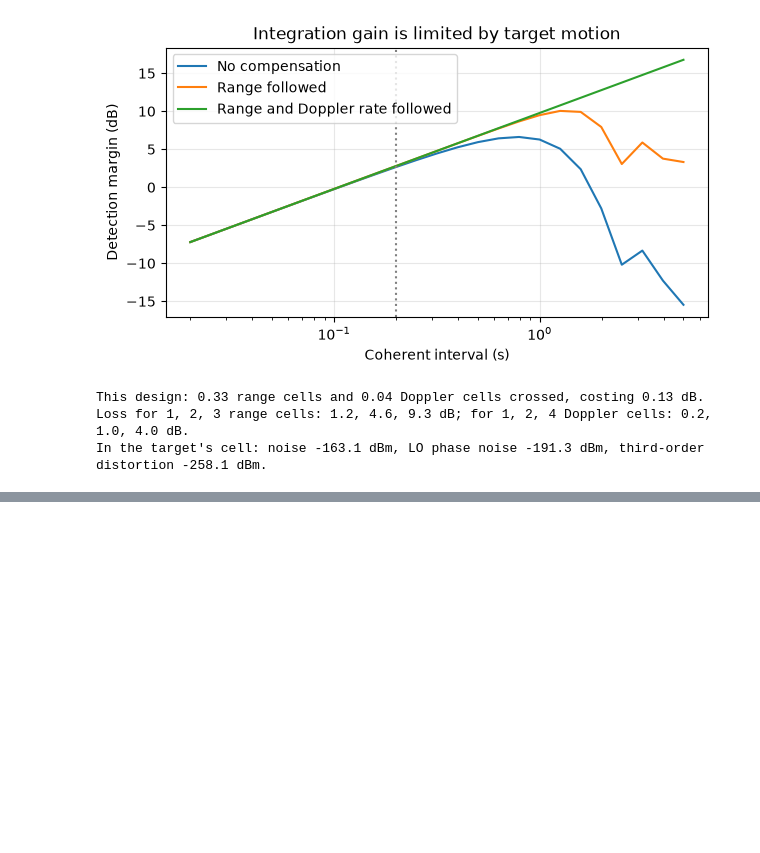
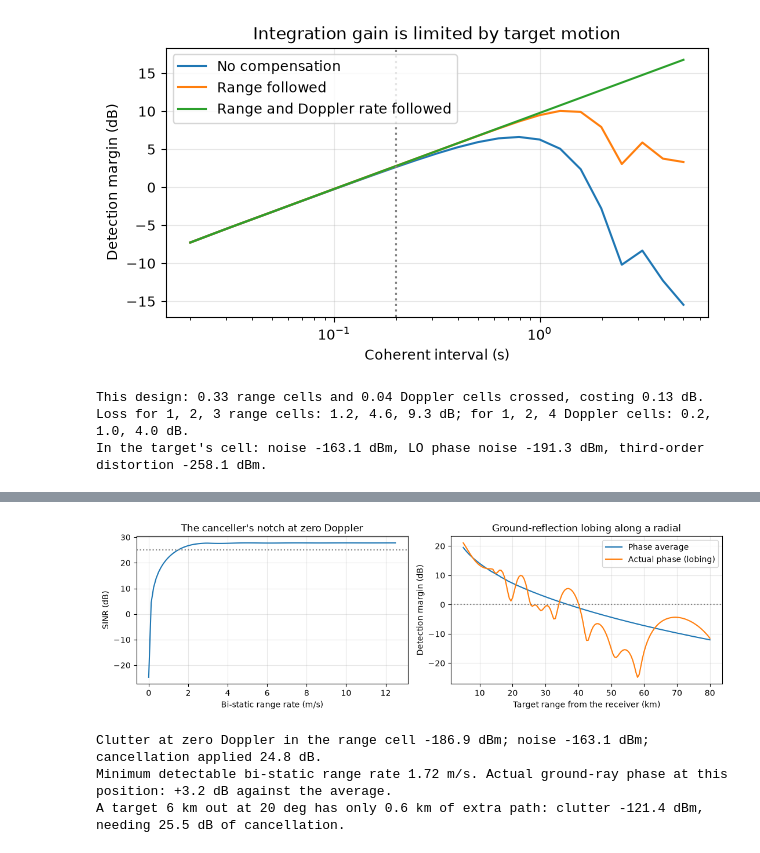
Before and after one commit to m0bien/Link_Budget, a Jupyter notebook: notebooks/04_target_detection_estimation.ipynb, the cells around one changed output, grey strips where cells are left out. Cells and saved outputs as stored; diff of their text form; code cells hidden in the pictures; blank space fills up the shorter version.

```diff
--- a/notebooks/04_target_detection_estimation.ipynb
+++ b/notebooks/04_target_detection_estimation.ipynb
@@ -229,0 +238,29 @@ In the target's cell: noise -163.1 dBm, LO phase noise -191.3 dBm, third-order d
+# %%
+wf = r.waveform
+cells = np.linspace(0.0, 5.0, 101)
+sinr = [r.analyzer.link(doppler_hz=x * wf.doppler_resolution_hz).sinr_db for x in cells]
+fig, axes = plt.subplots(1, 2, figsize=(11, 3.5))
+axes[0].plot(cells * wf.doppler_resolution_hz * r.analyzer.lam, sinr)
+axes[0].axhline(r.detection.required_snr_db, color="grey", ls=":")
+axes[0].set(xlabel="Bi-static range rate (m/s)", ylabel="SINR (dB)", title="The canceller's notch at zero Doppler"); axes[0].grid(alpha=0.3)
+
+ranges = np.linspace(5.0, 80.0, 151)
+for mode, label in (("average", "Phase average"), ("actual", "Actual phase (lobing)")):
+    x = run_link_budget(s.with_value("environment.target_multipath", mode))
+    az = np.deg2rad(s.geometry.target_azimuth_deg)
+    margin = [x.analyzer.link([d * 1e3 * np.cos(az), d * 1e3 * np.sin(az), s.geometry.target_altitude_m]).sinr_db - x.detection.required_snr_db for d in ranges]
+    axes[1].plot(ranges, margin, label=label)
+axes[1].axhline(0.0, color="grey", ls=":")
+axes[1].set(xlabel="Target range from the receiver (km)", ylabel="Detection margin (dB)", title="Ground-reflection lobing along a radial"); axes[1].legend(); axes[1].grid(alpha=0.3)
+plt.tight_layout(); plt.show()
+
+l, d = r.link, r.detection
+print(f"Clutter at zero Doppler in the range cell {l.clutter_zero_doppler_dbm:.1f} dBm; noise {l.noise_cell_dbm:.1f} dBm; cancellation applied {l.cancellation_applied_db:.1f} dB.")
+print(f"Minimum detectable bi-static range rate {d.min_detectable_range_rate_m_s:.2f} m/s. Actual ground-ray phase at this position: {l.lobing_extra_loss_db:+.1f} dB against the average.")
+near = run_link_budget(s.with_value("geometry.target_range_rx_km", 6.0).with_value("geometry.target_azimuth_deg", 20.0)).link
+print(f"A target 6 km out at 20 deg has only {near.geometry.bistatic_range_m / 1e3:.1f} km of extra path: clutter {near.clutter_zero_doppler_dbm:.1f} dBm, needing {near.cancellation_needed_db:.1f} dB of cancellation.")
+# %% [output]
+[figure, added]
+Clutter at zero Doppler in the range cell -186.9 dBm; noise -163.1 dBm; cancellation applied 24.8 dB.
+Minimum detectable bi-static range rate 1.72 m/s. Actual ground-ray phase at this position: +3.2 dB against the average.
+A target 6 km out at 20 deg has only 0.6 km of extra path: clutter -121.4 dBm, needing 25.5 dB of cancellation.
```
Also changed, not shown: parts of 2 cells of this notebook, 24 other files.
